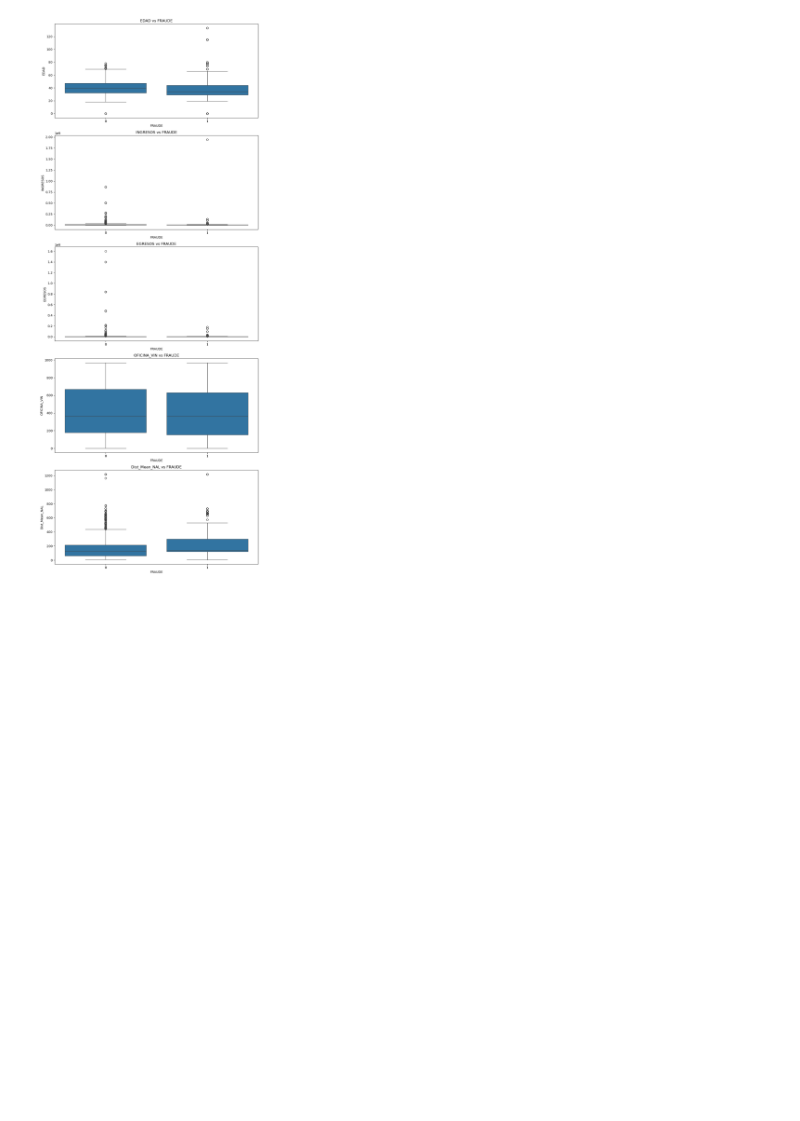
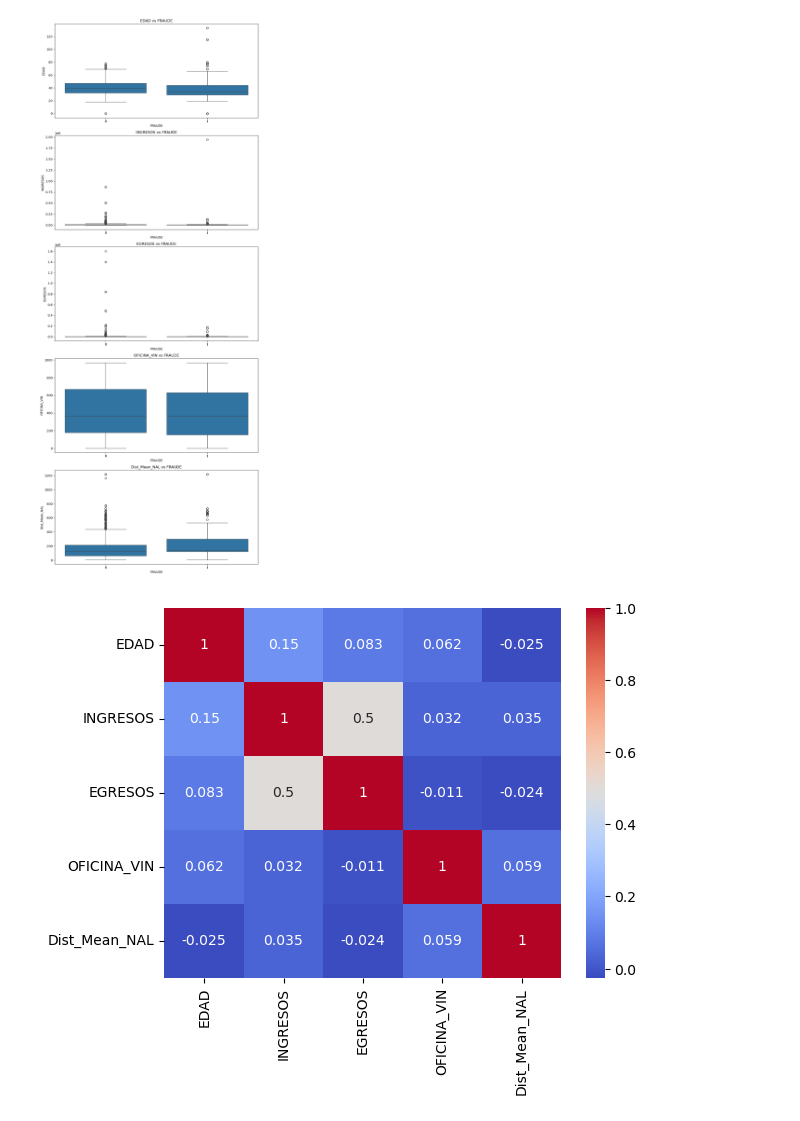
Before and after one commit to fabianp3/Fraude, a Jupyter notebook: notebooks/Importardatos.ipynb, the cells around one changed output. Saved outputs shown, nothing was run; the diff lists cells and outputs as text; code cells hidden in the pictures; blank space fills up the shorter version.

```diff
--- a/notebooks/Importardatos.ipynb
+++ b/notebooks/Importardatos.ipynb
@@ -272,3 +272,10 @@ plt.tight_layout()
 plt.show()
 # %% [output]
 [figure]
+# %%
+# matriz de correlacion entre las variables numericas
+correlation_matrix = df[numericas].corr()
+sns.heatmap(correlation_matrix, annot=True, cmap='coolwarm')
+plt.show()
+# %% [output]
+[figure, added]
```
